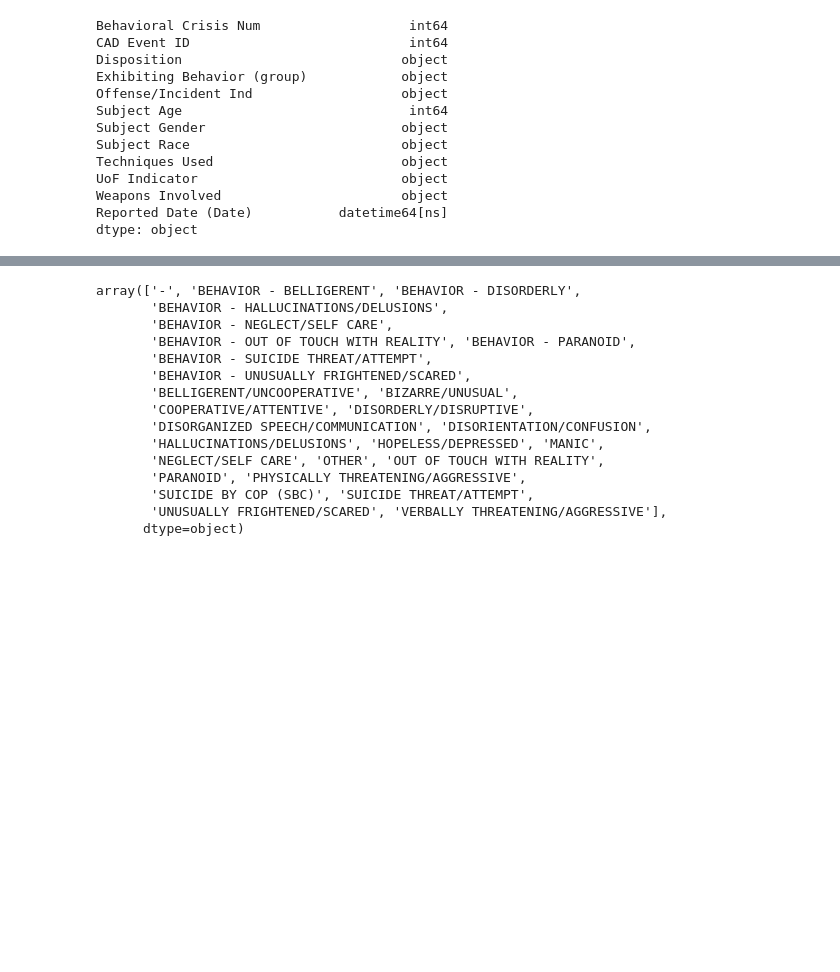
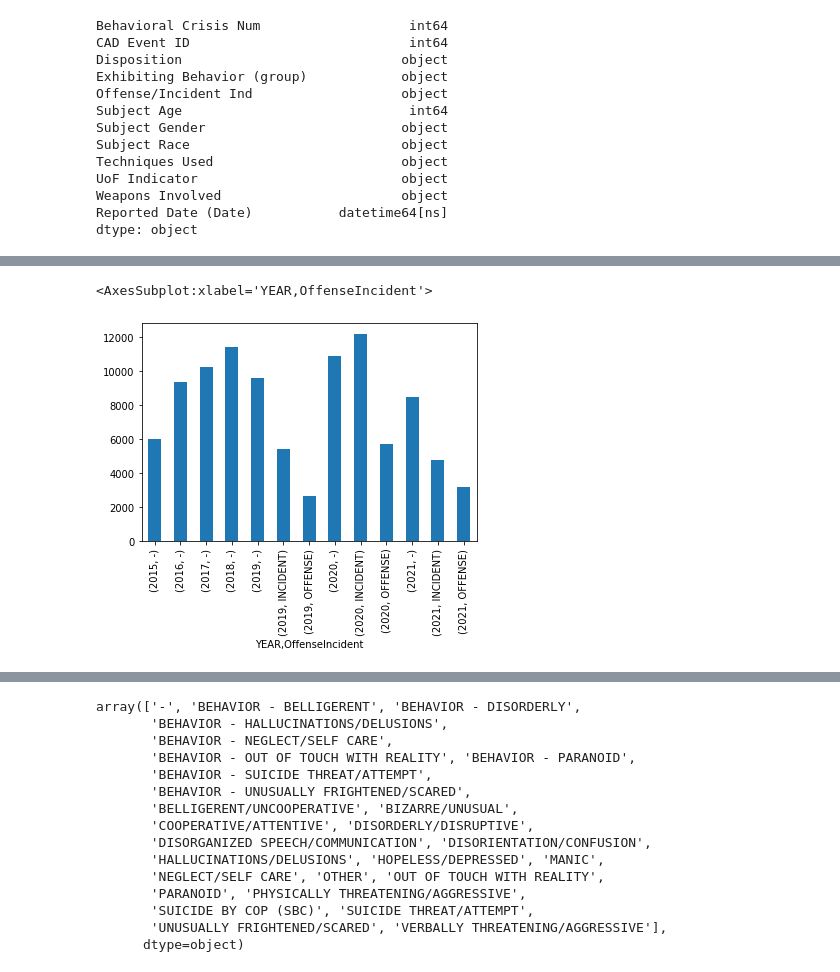
Before and after one commit to msenosain/spd-use-of-force_DS4A, a Jupyter notebook: notebooks/10_EDA_crisis.ipynb, the cells around one changed output, grey strips where cells are left out. Cells and saved outputs as stored; diff of their text form; code cells hidden in the pictures; blank space fills up the shorter version.

```diff
--- a/notebooks/10_EDA_crisis.ipynb
+++ b/notebooks/10_EDA_crisis.ipynb
@@ -50,0 +254,4 @@ df['Weapons Involved'] = df['Weapons Involved'].str.replace ("OTHER FIREARM", "F
+# %%
+#yearly offense incident
+yearly_ofin= df.groupby(["YEAR", "OffenseIncident"]).size()
+yearly_ofin
@@ -50,0 +274,5 @@ df['Weapons Involved'] = df['Weapons Involved'].str.replace ("OTHER FIREARM", "F
+# %%
+yearly_ofin.plot(kind = 'bar')
+# %% [output]
+<AxesSubplot:xlabel='YEAR,OffenseIncident'>
+[figure, added]
```
Also changed, not shown: parts of 20 cells of this notebook.
